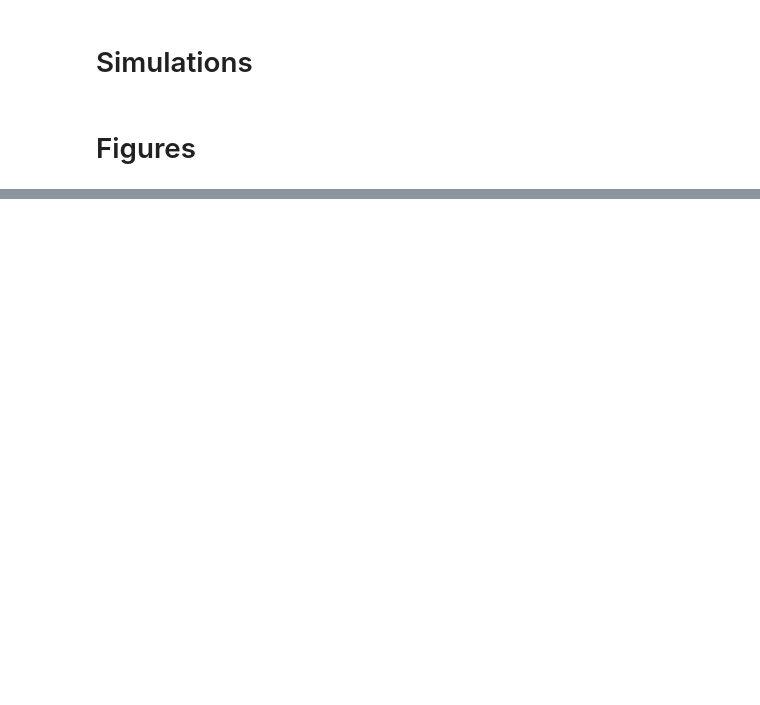
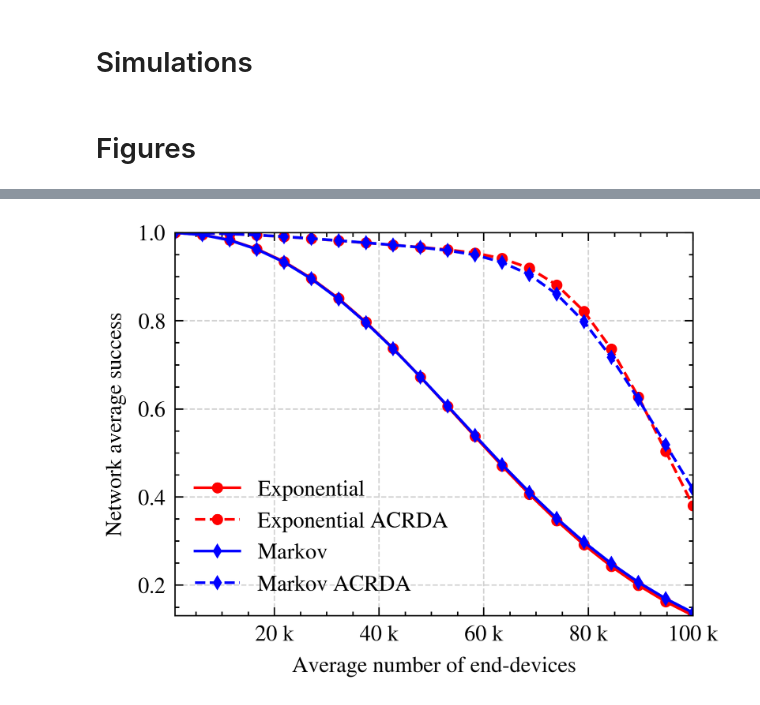
Before and after one commit to Xexell/LR-FHSS-sim, a Jupyter notebook: examples/example_traffic.ipynb, the cells around one changed output, grey strips where cells are left out. Cells and saved outputs as stored; diff of their text form; code cells hidden in the pictures; blank space fills up the shorter version.

```diff
--- a/examples/example_traffic.ipynb
+++ b/examples/example_traffic.ipynb
@@ -207,31 +210,34 @@ with plt.style.context(['science', 'ieee', 'no-latex']):
 # %%
-df = pd.read_pickle('example_traffic_1.data')
+df = pd.read_pickle('example_traffic_1.data.data')
 nNodes_points = 20
 nNodes_min = 1000
 nNodes_max = 100_000
 nNodes = np.linspace(nNodes_min, nNodes_max, nNodes_points, dtype=int)//8
 
 f_x = EngFormatter()
 with plt.style.context(['science', 'ieee', 'no-latex']):
     prop_cycle = plt.rcParams['axes.prop_cycle']
     colors = prop_cycle.by_key()['color']
     pparam = dict(ylabel='Network average success',xlabel='Average number of end-devices')
     fig, ax = plt.subplots()
     ax.xaxis.set_major_formatter(f_x)
     ax.plot(nNodes*8, df['Success'].iloc[0],'-o', markersize=3,color=colors[1], label='Exponential')
     ax.plot(nNodes*8, df['Success_ACRDA'].iloc[0],'--o', markersize=3,color=colors[1], label='Exponential ACRDA')
     ax.plot(nNodes*8, df['Success'].iloc[2],'-d', markersize=2.5,color=colors[2], label='Markov')
     ax.plot(nNodes*8, df['Success_ACRDA'].iloc[2],'--d', markersize=2.5, color=colors[2], label='Markov ACRDA')
 
     leg = ax.legend(loc=3)
 
     ax.grid(ls='--', color='lightgray')
     ax.autoscale(tight=True)
     ax.set(**pparam)
     ax.set_ylim(top=1)
     plt.tight_layout()
     plt.show()
+    fig.savefig('success_ACRDA.pdf', dpi=300)
     plt.close()
+# %% [output]
+[figure, added]
 # %%
 file = open('example_traffic_2.data', 'rb')
 received_cdf = pickle.load(file)
```
Also changed, not shown: parts of 4 cells of this notebook, 1 other file.
